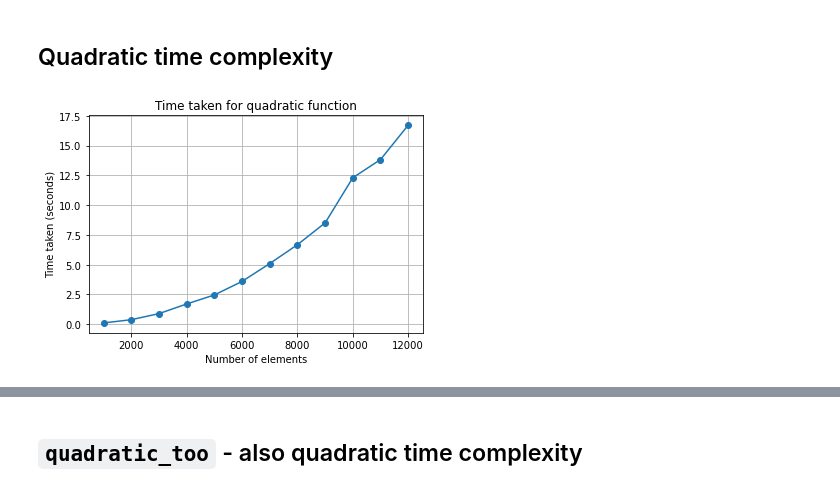
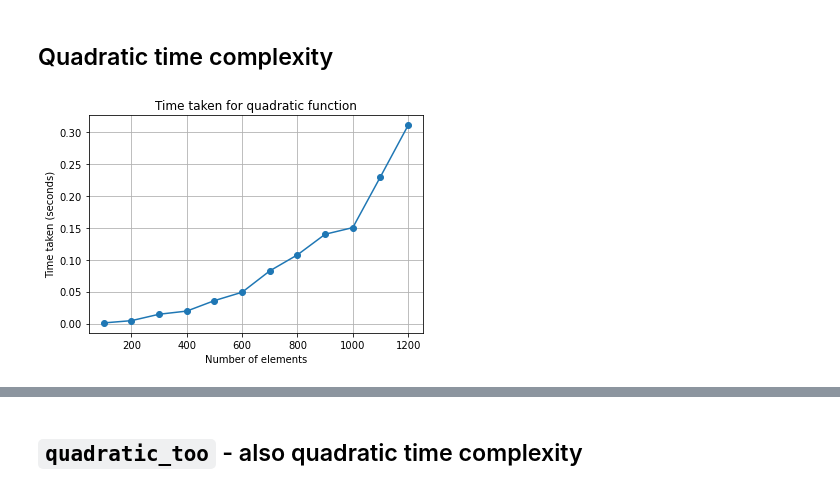
Before and after one commit to ariefouren/BIU-bio-python-2026, a Jupyter notebook: 03_Chapters/02_Efficiency_Matters/slides/08_2_Efficiency_Matters_Introduction_to_Complexity_slides.ipynb, the cells around one changed output, grey strips where cells are left out. Drawn from its saved outputs; the diff is of its cells as text; code cells hidden in the pictures.

```diff
--- a/03_Chapters/02_Efficiency_Matters/slides/08_2_Efficiency_Matters_Introduction_to_Complexity_slides.ipynb
+++ b/03_Chapters/02_Efficiency_Matters/slides/08_2_Efficiency_Matters_Introduction_to_Complexity_slides.ipynb
@@ -221,24 +233,24 @@ def quadratic(L):
 # %%
 # Plot of the time taken for each list size
 import matplotlib.pyplot as plt
 list_sizes = []
 times = []
-for n in range(1000, 12001, 1000):
+for n in range(100, 1201, 100):
     L = list(range(n))
     start_time = time.perf_counter()
     quadratic(L)
     end_time = time.perf_counter()
     list_sizes.append(n)
     times.append(end_time - start_time)
 # Show the plot
 plt.plot(list_sizes, times, marker='o')
 plt.title('Time taken for quadratic function')
 plt.xlabel('Number of elements')
 plt.ylabel('Time taken (seconds)')
 plt.grid()
 plt.show()
 # %% [output]
-[figure, old version]
+[figure, new version]
 # %% [markdown]
 ## Quadratic growth
 <img src="fig2.3.png" width="600">
```
Also changed, not shown: parts of 11 cells of this notebook, 2 other files.
